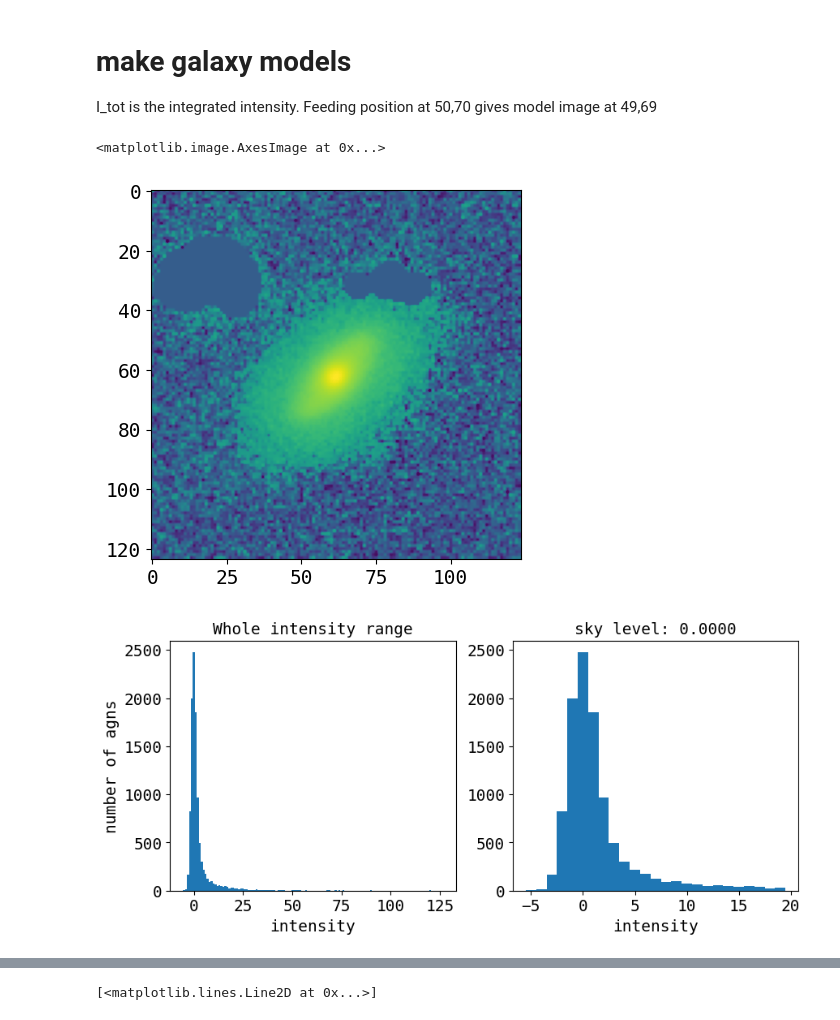
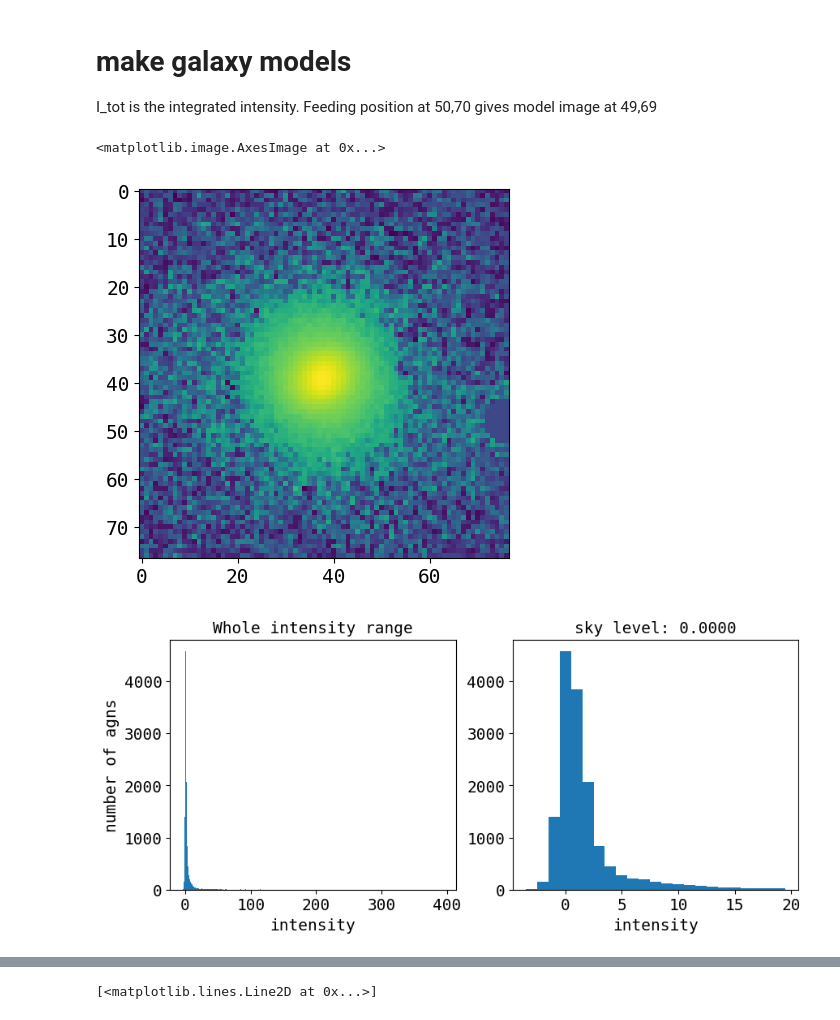
Before and after one commit to insepien/dualAGN, a Jupyter notebook: scrap_notebooks/checkFit.ipynb, the cells around one changed output, grey strips where cells are left out. Drawn from its saved outputs; the diff is of its cells as text; code cells hidden in the pictures.

```diff
--- a/scrap_notebooks/checkFit.ipynb
+++ b/scrap_notebooks/checkFit.ipynb
@@ -510,8 +510,8 @@ def make_peak_tbl(image,intens,agn_mask_size=35):
     midf = int(s//2)
     # mask out central agn
     peak_mask = np.zeros((s,s))
-    #peak_mask[midf-agn_mask_size:midf+agn_mask_size,midf-agn_mask_size:midf+agn_mask_size] = 1
-    peak_mask[36:,:]=1
+    peak_mask[midf-agn_mask_size:midf+agn_mask_size,midf-agn_mask_size:midf+agn_mask_size] = 1
+    #peak_mask[36:,:]=1
     # convert to boolean
     peak_mask = peak_mask==1
     # detect peaks
@@ -524,42 +524,42 @@ def make_mask(image,pos,aper_radius,pa=180):
     aper0 = EllipticalAperture(pos,aper_radius,aper_radius,pa)
     aper_mask0 = aper0.to_mask()
     mask0 = aper_mask0.to_image(image.shape)
     return mask0
 
 def mask_image(image,rad,intens,agn_mask_size,PA=180):
     """create mask and masked images"""
     peak_tbl = make_peak_tbl(image,intens,agn_mask_size)
     mask=[]
     # make masks
     for i in range(len(peak_tbl)):
         mask.append(make_mask(image,pos = [peak_tbl[i]['x_peak'],peak_tbl[i]['y_peak']],aper_radius=rad,pa=PA))
     # sum all masks
     mask = np.sum(mask,axis=0)
     # make masked image
     masked_im = np.where(mask==0,image,0)
     return masked_im
 
-on = "J0813+0905"
+on = "J0820+1801"
 imageAGN = fits.getdata(glob.glob(os.path.expanduser(f"/home/insepien/research-data/agn-result/box/final_cut/{on}*.fits"))[0])
 sky = find_sky(imageAGN,plothist=False)
 
 # with open(os.path.expanduser("/home/insepien/research-data/agn-result/fit/final_fit_nb/"+on+".pkl"),"rb") as f:
 #     d = pickle.load(f)
 # imageAGN = d['imageSS']
 
-imageAGN_masked = mask_image(image=imageAGN_maskedd,rad=4,intens=5,agn_mask_size=35)
+imageAGN_masked = mask_image(image=imageAGN,rad=4,intens=5,agn_mask_size=35)-sky
 plt.imshow(imageAGN_masked, norm='symlog')
 # plt.plot(10,25,"wo")
 # plt.plot(86,35,"wo")
 # %% [output]
 <matplotlib.image.AxesImage at 0x...>
-[figure, old version]
+[figure, new version]
 # %%
 fits.writeto("~/research-data/agn-result/fit/fit_masked_n.3to6/masked_image_SS/"+on+".fits",imageAGN_masked, overwrite=True)
 # %%
-on = "J0323+0018"
+on = "J1215+1344"
 
-with open(os.path.expanduser("/home/insepien/research-data/agn-result/fit/final_fit_nb/"+on+".pkl"),"rb") as f:
+with open(os.path.expanduser("/home/insepien/research-data/agn-result/fit/fit_masked_n.3to6/masked_fit/"+on+".pkl"),"rb") as f:
     d = pickle.load(f)
 imageAGN = d['imageSS']
 imageFile = glob.glob(os.path.expanduser("~/research-data/agn-result/box/final_cut/"+on+"*"))[0]
@@ -608,7 +608,7 @@ models_n1 = galaxy_model(X0=xs[0], Y0=ys[0],
 
 sky = find_sky(imageAGN,plothist=True)
 # %% [output]
-[figure, old version]
+[figure, new version]
 # %%
 plt.imshow(imageAGN, norm='symlog')
 plt.title(on)
```
Also changed, not shown: parts of 7 cells of this notebook, 4 other files.
